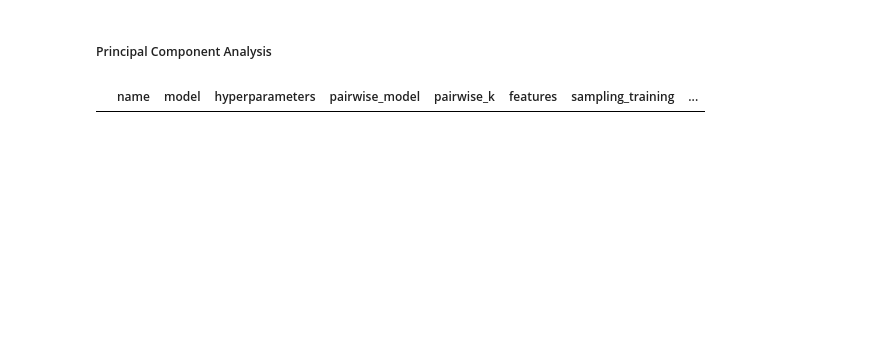
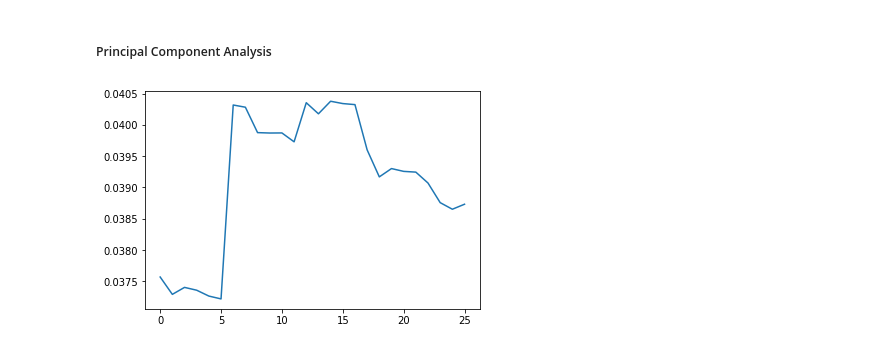
Before and after one commit to tim-grams/Retriever, a Jupyter notebook: notebooks/pointwise.ipynb, the cells around one changed output. Saved outputs shown, nothing was run; the diff lists cells and outputs as text; code cells hidden in the pictures; blank space fills up the shorter version.

```diff
--- a/notebooks/pointwise.ipynb
+++ b/notebooks/pointwise.ipynb
@@ -328,6 +367,9 @@ results[results['name'] == 'hpo']
 # %% [markdown]
 ##### Principal Component Analysis
-# %%
-results[results['name'] == 'default_pca']
-# %% [output]
-|  | name | model | hyperparameters | pairwise_model | pairwise_k | features | sampling_training | ... |
+# %%
+import matplotlib.pyplot as plt
+
+plt.plot(range(len(results[results['name'] == 'pca_values']['MRR'].iloc[1:])), results[results['name'] == 'pca_values']['MRR'].iloc[1:])
+plt.show()
+# %% [output]
+[figure, added]
```
Also changed, not shown: parts of 9 cells of this notebook, 1 other file.
